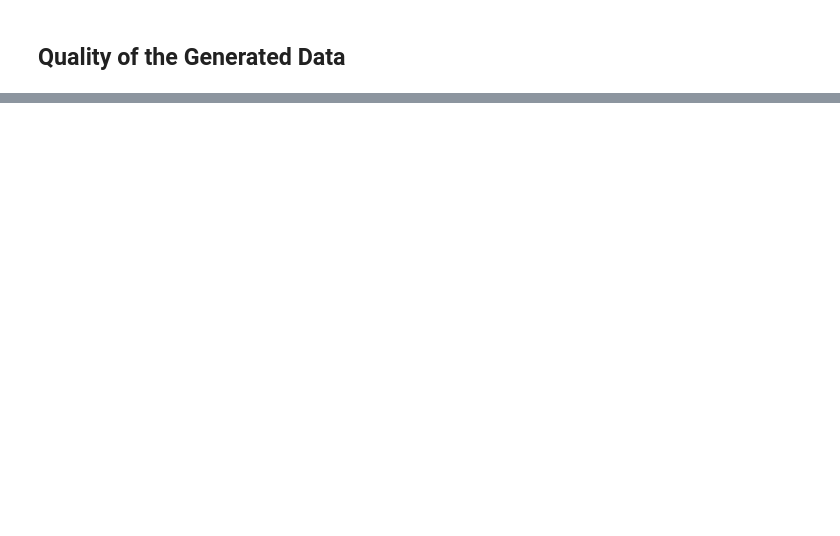
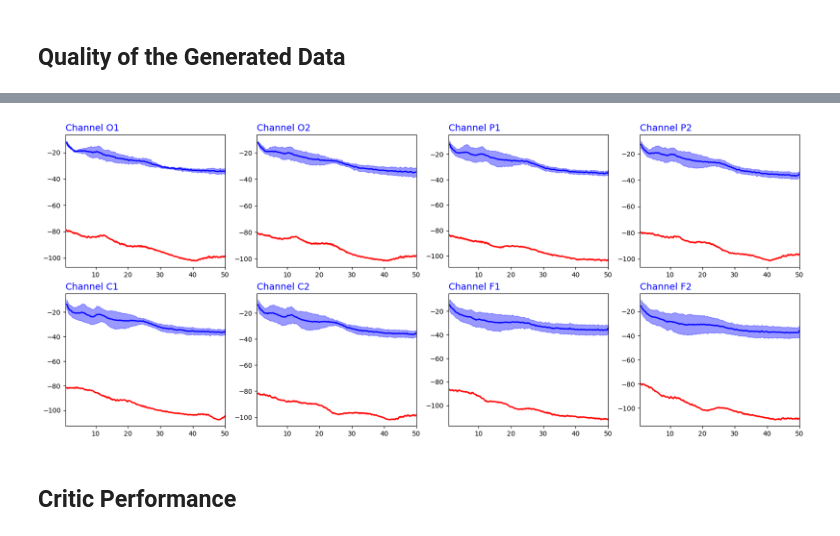
Before and after one commit to Yeganehfrh/EEGModalNet, a Jupyter notebook: notebooks/Tweak&Explore.ipynb, the cells around one changed output, grey strips where cells are left out. Saved outputs shown, nothing was run; the diff lists cells and outputs as text; code cells hidden in the pictures; blank space fills up the shorter version.

```diff
--- a/notebooks/Tweak&Explore.ipynb
+++ b/notebooks/Tweak&Explore.ipynb
@@ -468,18 +576,28 @@ plt.plot(freqs, psd_real[ch])
 # %%
+def reverse_segmentation(x, n_subjects):
+    return x.unflatten(0, (n_subjects, -1)).flatten(1, 2).permute(0, 2, 1)
+
+x_gen_reversed = reverse_segmentation(x_gen, N_SUBJECTS)
+x_reversed = reverse_segmentation(x, N_SUBJECTS)
+
 def plot_psd_multi_channel(x, channels, ax, n_subjects=202, fmin=1, fmax=50, n_fft=512, label='real', db=True, color='blue',
                            reverse_first=True):
     psd, freq = mne.time_frequency.psd_array_welch(x.numpy(), sfreq=128, fmin=fmin, fmax=fmax, n_fft=n_fft, verbose=False)
     if db:
         psd = 10*np.log10(psd)
     for i, c in enumerate(range(len(channels))):
         psd_ = psd[:, c, :]
         ax[i//4, i%4].plot(freq, psd_.mean(0), label=label, linewidth=2, color=color)
         ax[i//4, i%4].fill_between(freq, psd_.mean(0) - psd_.std(0), psd_.mean(0) + psd_.std(0), alpha=0.4, color=color)
         ax[i//4, i%4].set_title(f'Channel {channels[c]}', color='blue', fontsize=14, loc='left')
         ax[i//4, i%4].set_xlim([0.7, fmax])
 
 channels = CHANNELS
 
 _, ax = plt.subplots(2, 4, figsize=(20, 8))
 plot_psd_multi_channel(x_reversed, CHANNELS, ax, n_subjects=N_SUBJECTS, reverse_first=True)
 plot_psd_multi_channel(x_gen_reversed, CHANNELS, ax, n_subjects=N_SUBJECTS, reverse_first=True, color='red')
+# %% [output]
+[figure, added]
+# %% [markdown]
+## Critic Performance
```
Also changed, not shown: parts of 25 cells of this notebook, 1 other file.
